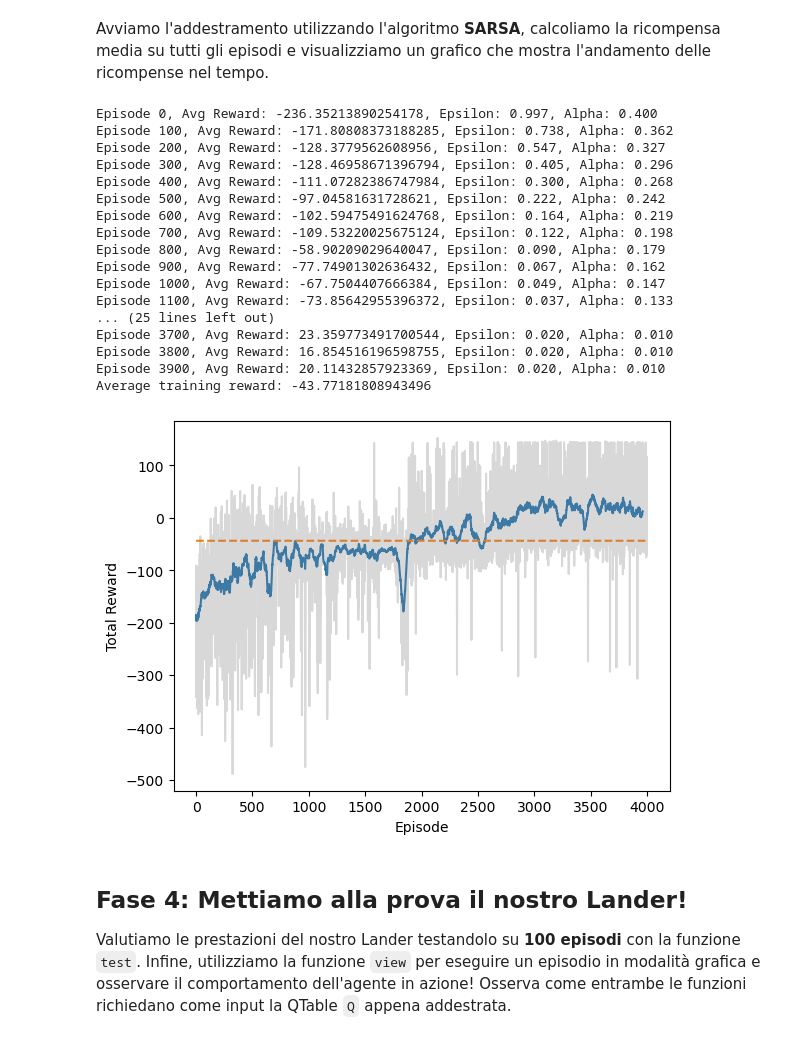
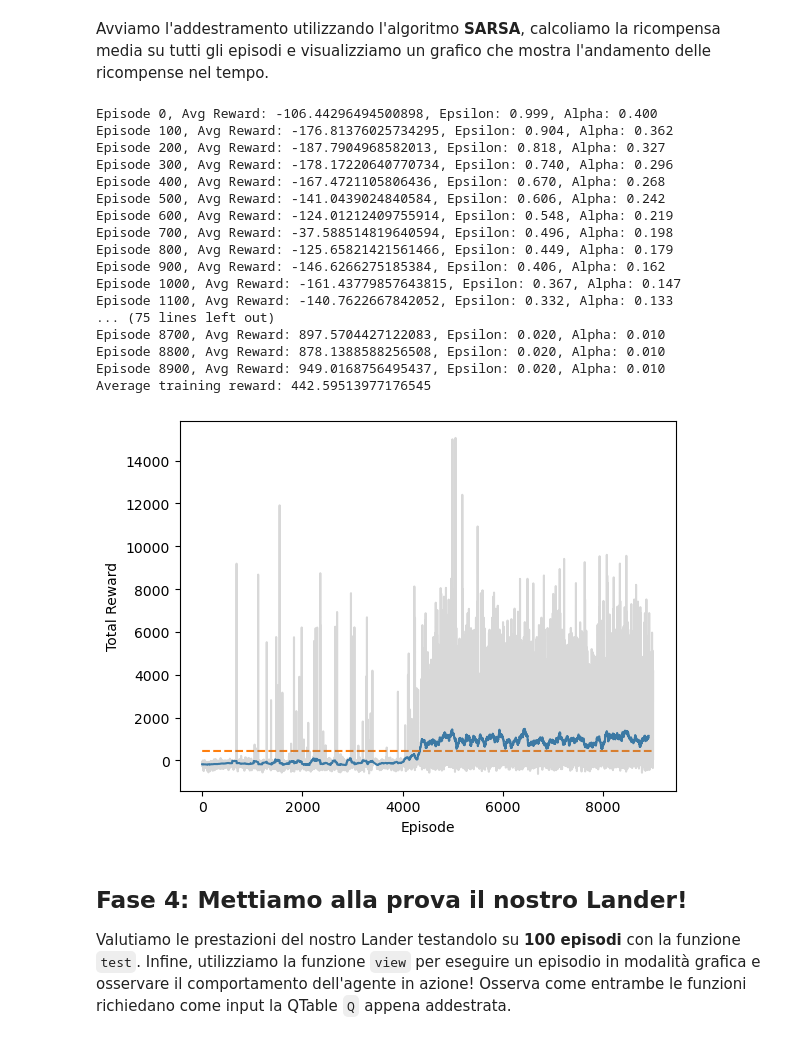
Before and after one commit to unibz-tessaris/stem2025-rl, a Jupyter notebook: lunar-lander/LunarLander.ipynb, the cells around one changed output. Saved outputs shown, nothing was run; the diff lists cells and outputs as text; code cells hidden in the pictures.

```diff
--- a/lunar-lander/LunarLander.ipynb
+++ b/lunar-lander/LunarLander.ipynb
@@ -39,11 +39,11 @@ Ora definiamo i parametri fondamentali per l'algoritmo di Q-learning, un metodo
 ALPHA = 0.4
 GAMMA = 1
 EPSILON = 1
-EPSILON_DECAY = 0.997
+EPSILON_DECAY = 0.999 # 0.9977 #7 # 0.997
 ALPHA_DECAY = 0.999
-ALPHA_MIN = 0.01
-EPSILON_MIN = 0.02
-EPISODES = 4000
+ALPHA_MIN = 0.01 # 0.01 # 0.01
+EPSILON_MIN = 0.02 # 0.02 # 0.02
+EPISODES = 9000
 # %% [markdown]
 ### Fase 1: Rappresentazione degli Stati
 
@@ -82,7 +83,7 @@ funzione servirà a bilanciare **exploration** ed **exploitation**.
 **Output:**
 Restituisce un'azione da eseguire in base alla strategia epsilon-greedy.
 # %%
-def epsilon_greedy_policy(state, epsilon):
+def epsilon_greedy_policy(Q, state, epsilon):
     if random.random() < epsilon:
         return env.action_space.sample()  # Exploration: take a random action (exploration)
                                           # with probability < epsilon
@@ -221,7 +227,7 @@ Adesso definiamo una funzione del tutto analoga a quella sopra, ma che usa la va
 
 Nel contesto del **Lunar Lander**, Q-learning potrebbe essere più efficace, ma SARSA potrebbe portare a un comportamento più controllato e sicuro.
 # %%
-def sarsa(alpha, gamma, epsilon, epsilon_decay, epsilon_min, episodes):
+def sarsa(Q, alpha, gamma, epsilon, epsilon_decay, epsilon_min, episodes):
     rewards = []
 
     # Training loop
@@ -232,24 +238,32 @@ def sarsa(alpha, gamma, epsilon, epsilon_decay, epsilon_min, episodes):
         done = False
 
         alpha = max(ALPHA_MIN, alpha * ALPHA_DECAY)  # Decay learning rate for stability
-        hovering_timeout = 200
+        hovering_timeout = 500
 
-        action = epsilon_greedy_policy(state, epsilon)  # SARSA selects next action
+        action = epsilon_greedy_policy(Q, state, epsilon)  # SARSA selects next action
 
         while not done:
             next_state, reward, terminated, truncated, _ = env.step(action)  # SARSA: action is the one dictated by the policy
             done = terminated or truncated
             next_state = discretizer.discretize(next_state)
 
+            if action == 2:
+                # reward -= 1
+                reward -= 0.6
+                if state[1] < 2:
+                    reward += 0.3
+                if state[1] < 1:
+                    reward += 0.3
+
             hovering_timeout -= 1
-            if state[1] > 0 and action == 2:
-                reward -= 0.3
-
             if hovering_timeout == 0:
                 done = True
 
+            if state[6] == 1 and state[7] == 1 and state[0] > 0 and state[0] < 5 and action == 0:
+                reward += 70
+
             # SARSA update
-            next_action = epsilon_greedy_policy(next_state, epsilon)
+            next_action = epsilon_greedy_policy(Q, next_state, epsilon)
             Q[state][action] += alpha * (reward + gamma * Q[next_state][next_action] - Q[state][action])
 
             state, action = next_state, next_action
@@ -258,15 +272,11 @@ def sarsa(alpha, gamma, epsilon, epsilon_decay, epsilon_min, episodes):
         rewards.append(total_reward)
 
         # Adaptive epsilon decay based on performance
-        # if total_reward > -100:
         epsilon = max(epsilon * epsilon_decay, epsilon_min)
 
         if episode % 100 == 0:
             avg_reward = np.mean(rewards[-100:])
             print(f"Episode {episode}, Avg Reward: {avg_reward}, Epsilon: {epsilon:.3f}, Alpha: {alpha:.3f}")
-
-            if avg_reward > 30:
-                break
     return rewards
 # %% [markdown]
 ### Fase 3: Apprendimento
@@ -284,30 +294,30 @@ Q = defaultdict(lambda: np.zeros(env.action_space.n))
 # %% [markdown]
 Avviamo l'addestramento utilizzando l'algoritmo **SARSA**, calcoliamo la ricompensa media su tutti gli episodi e visualizziamo un grafico che mostra l'andamento delle ricompense nel tempo.
 # %%
-rewards = sarsa(ALPHA, GAMMA, EPSILON, EPSILON_DECAY, EPSILON_MIN, EPISODES)
+rewards = sarsa(Q, ALPHA, GAMMA, EPSILON, EPSILON_DECAY, EPSILON_MIN, EPISODES)
 print('Average training reward: {}'.format(np.mean(rewards)))
 plot_rewards(rewards)
 plt.show()
 env.close()
 # %% [output]
-Episode 0, Avg Reward: -236.35213890254178, Epsilon: 0.997, Alpha: 0.400
-Episode 100, Avg Reward: -171.80808373188285, Epsilon: 0.738, Alpha: 0.362
-Episode 200, Avg Reward: -128.3779562608956, Epsilon: 0.547, Alpha: 0.327
-Episode 300, Avg Reward: -128.46958671396794, Epsilon: 0.405, Alpha: 0.296
-Episode 400, Avg Reward: -111.07282386747984, Epsilon: 0.300, Alpha: 0.268
-Episode 500, Avg Reward: -97.04581631728621, Epsilon: 0.222, Alpha: 0.242
-Episode 600, Avg Reward: -102.59475491624768, Epsilon: 0.164, Alpha: 0.219
-Episode 700, Avg Reward: -109.53220025675124, Epsilon: 0.122, Alpha: 0.198
-Episode 800, Avg Reward: -58.90209029640047, Epsilon: 0.090, Alpha: 0.179
-Episode 900, Avg Reward: -77.74901302636432, Epsilon: 0.067, Alpha: 0.162
-Episode 1000, Avg Reward: -67.7504407666384, Epsilon: 0.049, Alpha: 0.147
-Episode 1100, Avg Reward: -73.85642955396372, Epsilon: 0.037, Alpha: 0.133
-... (25 lines left out)
-Episode 3700, Avg Reward: 23.359773491700544, Epsilon: 0.020, Alpha: 0.010
-Episode 3800, Avg Reward: 16.854516196598755, Epsilon: 0.020, Alpha: 0.010
-Episode 3900, Avg Reward: 20.11432857923369, Epsilon: 0.020, Alpha: 0.010
-Average training reward: -43.77181808943496
+Episode 0, Avg Reward: -106.44296494500898, Epsilon: 0.999, Alpha: 0.400
+Episode 100, Avg Reward: -176.81376025734295, Epsilon: 0.904, Alpha: 0.362
+Episode 200, Avg Reward: -187.7904968582013, Epsilon: 0.818, Alpha: 0.327
+Episode 300, Avg Reward: -178.17220640770734, Epsilon: 0.740, Alpha: 0.296
+Episode 400, Avg Reward: -167.4721105806436, Epsilon: 0.670, Alpha: 0.268
+Episode 500, Avg Reward: -141.0439024840584, Epsilon: 0.606, Alpha: 0.242
+Episode 600, Avg Reward: -124.01212409755914, Epsilon: 0.548, Alpha: 0.219
+Episode 700, Avg Reward: -37.588514819640594, Epsilon: 0.496, Alpha: 0.198
+Episode 800, Avg Reward: -125.65821421561466, Epsilon: 0.449, Alpha: 0.179
+Episode 900, Avg Reward: -146.6266275185384, Epsilon: 0.406, Alpha: 0.162
+Episode 1000, Avg Reward: -161.43779857643815, Epsilon: 0.367, Alpha: 0.147
+Episode 1100, Avg Reward: -140.7622667842052, Epsilon: 0.332, Alpha: 0.133
+... (75 lines left out)
+Episode 8700, Avg Reward: 897.5704427122083, Epsilon: 0.020, Alpha: 0.010
+Episode 8800, Avg Reward: 878.1388588256508, Epsilon: 0.020, Alpha: 0.010
+Episode 8900, Avg Reward: 949.0168756495437, Epsilon: 0.020, Alpha: 0.010
+Average training reward: 442.59513977176545
-[figure, old version]
+[figure, new version]
 # %% [markdown]
 ## Fase 4: Mettiamo alla prova il nostro Lander!
 
```
Also changed, not shown: parts of 4 cells of this notebook, 1 other file.
